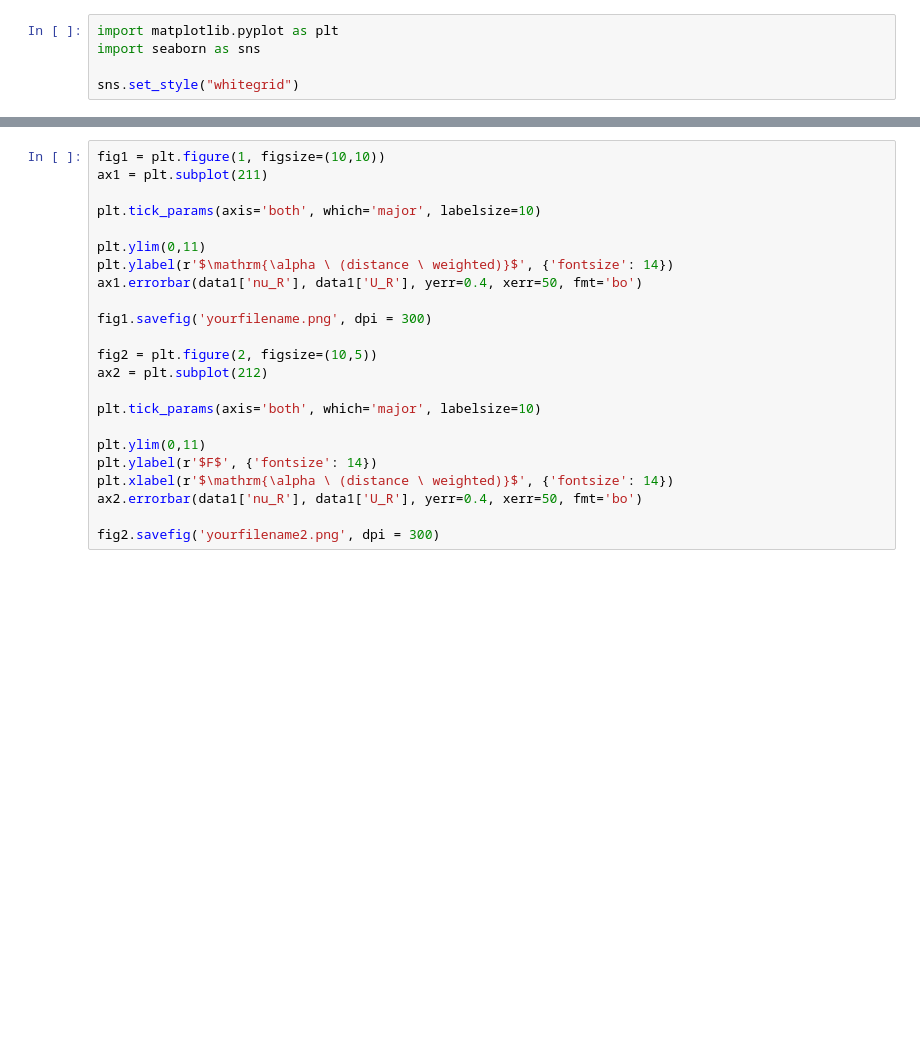
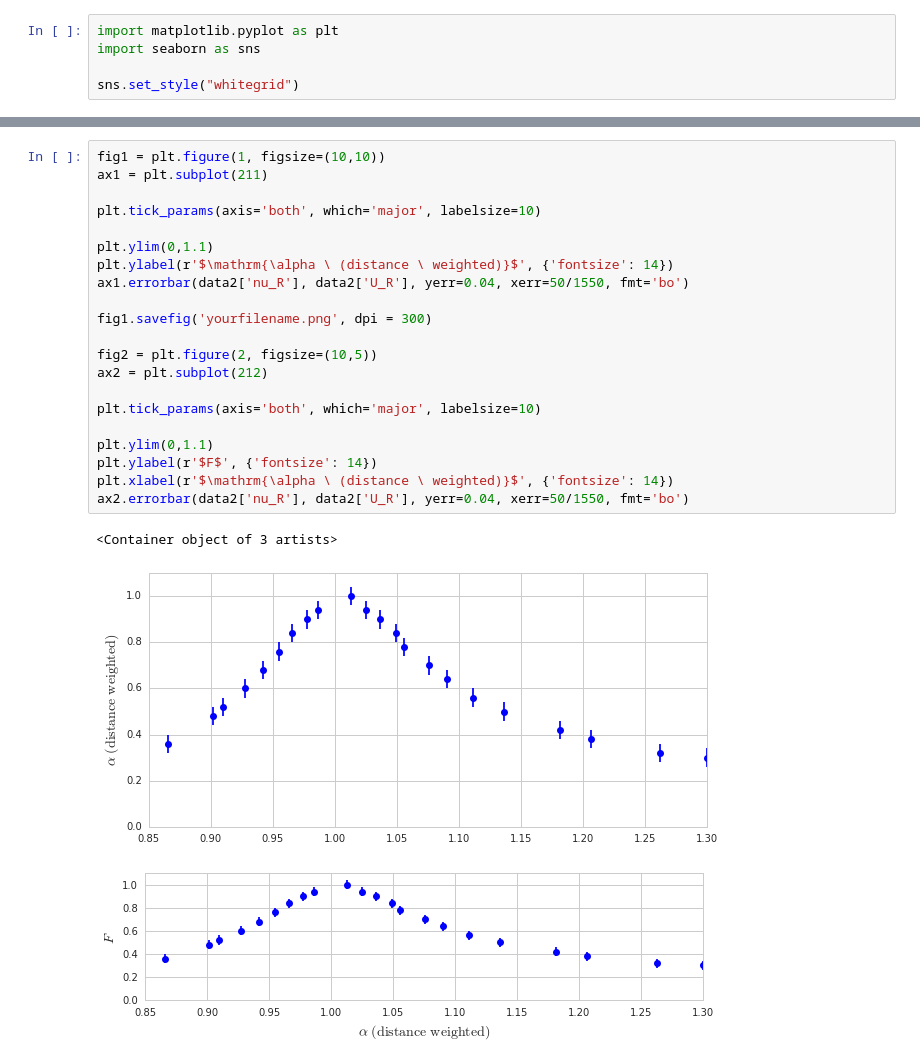
Before and after one commit to heyfaraday/labs_3sem, a Jupyter notebook: 3.2.5/analysis.ipynb, the cells around one changed output, grey strips where cells are left out. Saved outputs shown, nothing was run; the diff lists cells and outputs as text; blank space fills up the shorter version.

```diff
--- a/3.2.5/analysis.ipynb
+++ b/3.2.5/analysis.ipynb
@@ -396,26 +378,28 @@ fig.savefig('yourfilename.png', dpi = 300)
 # %%
 fig1 = plt.figure(1, figsize=(10,10))
 ax1 = plt.subplot(211)
 
 plt.tick_params(axis='both', which='major', labelsize=10)
 
-plt.ylim(0,11)
+plt.ylim(0,1.1)
 plt.ylabel(r'$\mathrm{\alpha \ (distance \ weighted)}$', {'fontsize': 14})
-ax1.errorbar(data1['nu_R'], data1['U_R'], yerr=0.4, xerr=50, fmt='bo')
+ax1.errorbar(data2['nu_R'], data2['U_R'], yerr=0.04, xerr=50/1550, fmt='bo')
 
 fig1.savefig('yourfilename.png', dpi = 300)
 
 fig2 = plt.figure(2, figsize=(10,5))
 ax2 = plt.subplot(212)
 
 plt.tick_params(axis='both', which='major', labelsize=10)
 
-plt.ylim(0,11)
+plt.ylim(0,1.1)
 plt.ylabel(r'$F$', {'fontsize': 14})
 plt.xlabel(r'$\mathrm{\alpha \ (distance \ weighted)}$', {'fontsize': 14})
-ax2.errorbar(data1['nu_R'], data1['U_R'], yerr=0.4, xerr=50, fmt='bo')
-
-fig2.savefig('yourfilename2.png', dpi = 300)
+ax2.errorbar(data2['nu_R'], data2['U_R'], yerr=0.04, xerr=50/1550, fmt='bo')
+# %% [output]
+<Container object of 3 artists>
+[figure, added]
+[figure, added]
 # %%
 import numpy as np
 import matplotlib.pyplot as plt
```
Also changed, not shown: parts of 12 cells of this notebook, 3 other files.
